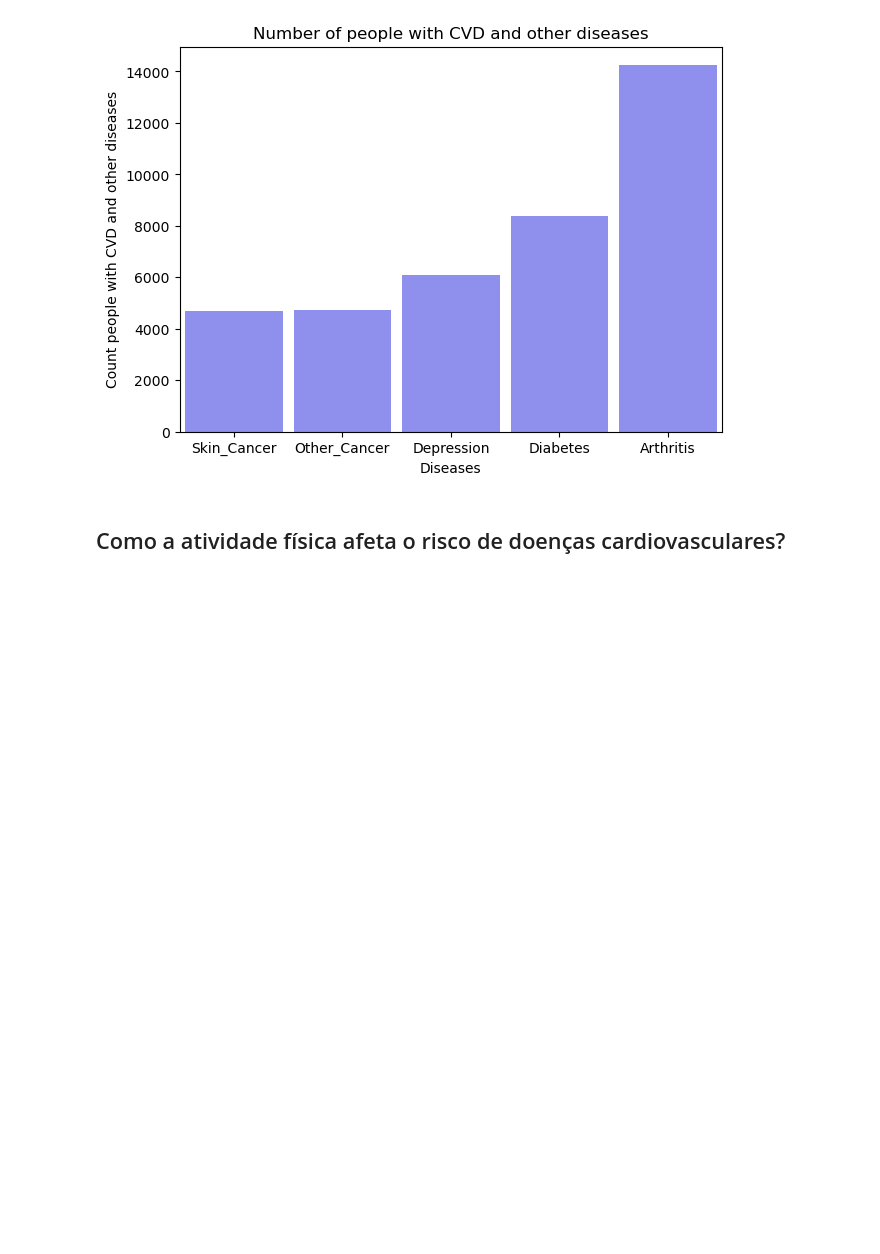
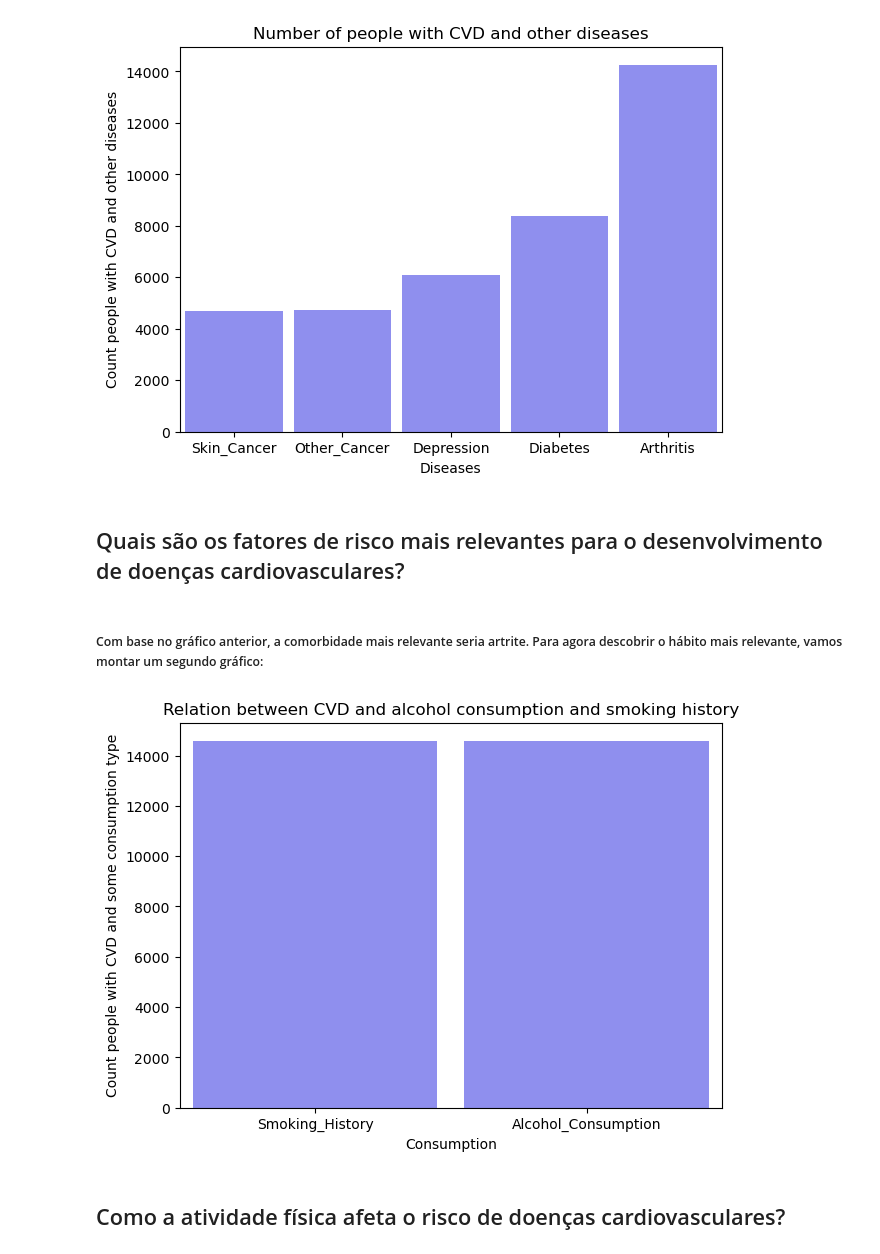
Before and after one commit to PDTCCLF/INF1032, a Jupyter notebook: INF1032_G1.ipynb, the cells around one changed output. Saved outputs shown, nothing was run; the diff lists cells and outputs as text; code cells hidden in the pictures; blank space fills up the shorter version.

Commit message:
comecando o grafico de barras dos fatores de risco

```diff
--- a/INF1032_G1.ipynb
+++ b/INF1032_G1.ipynb
@@ -117,6 +118,30 @@ ax.set(xlabel="Diseases", ylabel="Count people with CVD and other diseases")
 plt.show()
 # %% [output]
 [figure]
+# %% [markdown]
+## Quais são os fatores de risco mais relevantes para o desenvolvimento de doenças cardiovasculares?
+# %% [markdown]
+##### Com base no gráfico anterior, a comorbidade mais relevante seria artrite. Para agora descobrir o hábito mais relevante, vamos montar um segundo gráfico:
+# %%
+def graficoConsumptionCVD(tabela):
+    '''Funcao que retorna um grafico de barras com a
+    quantidade de pessoas em cada categoria de consumo a partir de uma tabela'''
+    keys = ["Smoking_History","Alcohol_Consumption"]
+    values = {}
+    for key in keys:
+        values[key] = len(tabela.query(f'{keys} == "Yes"'))
+    fig = plt.figure(figsize=(7,5))
+    a,b = (zip(*values.items()))
+    return list(a), list(b)
+# %%
+CVDConsumption, countCVDConsumption = graficoConsumptionCVD(df.query('Heart_Disease == "Yes"'))
+ax=sns.barplot(x=CVDConsumption,y=countCVDConsumption,color = 'blue', alpha = 0.5, width=0.9)
+plt.title("Relation between CVD and alcohol consumption and smoking history")
+ax.set(xlabel="Consumption", ylabel="Count people with CVD and some consumption type")
+
+plt.show()
+# %% [output]
+[figure, added]
 # %% [markdown]
 ## Como a atividade física afeta o risco de doenças cardiovasculares?
 # %%
```
Also changed, not shown: parts of 2 cells of this notebook.
